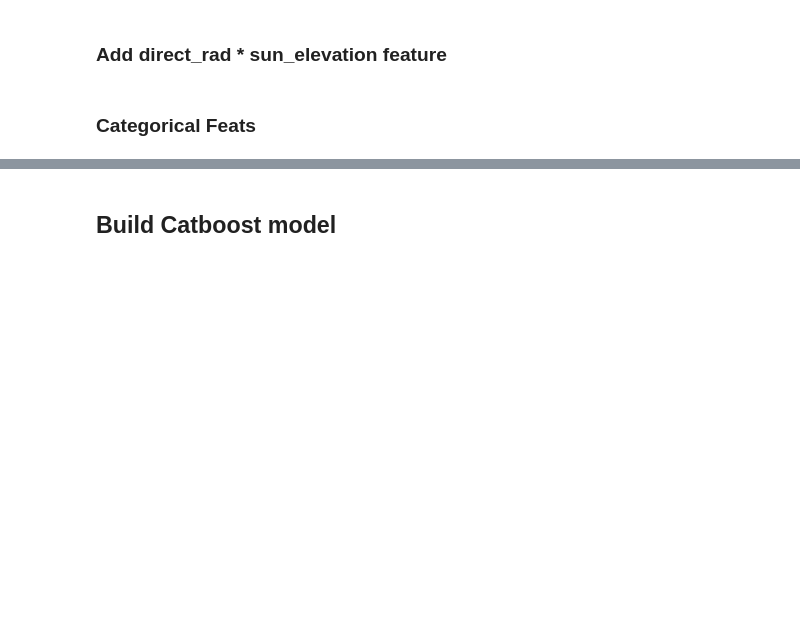
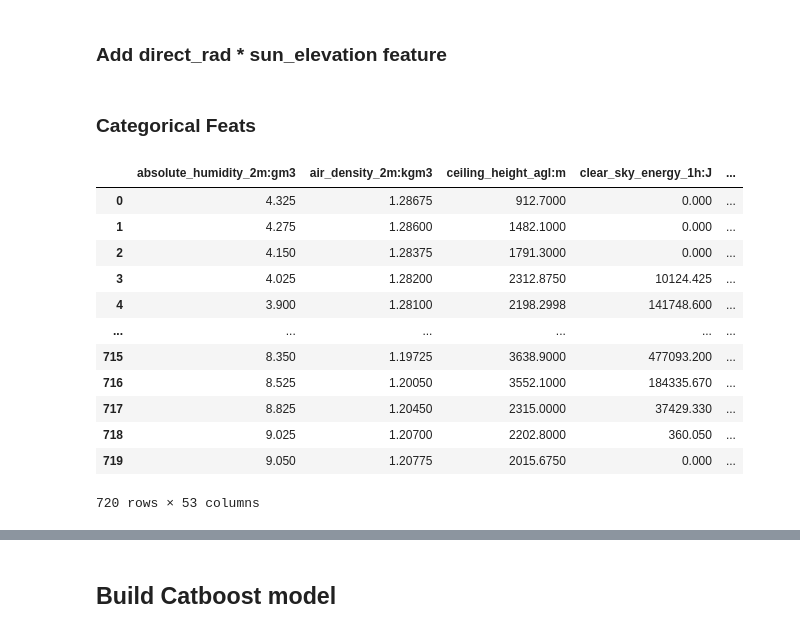
Before and after one commit to henningolweus/MLprosjekt, a Jupyter notebook: data/Catboost.ipynb, the cells around one changed output, grey strips where cells are left out. Cells and saved outputs as stored; diff of their text form; code cells hidden in the pictures; blank space fills up the shorter version.

```diff
--- a/data/Catboost.ipynb
+++ b/data/Catboost.ipynb
@@ -617,3 +590,19 @@ merged_c_cat = convert_columns_to_cat(merged_c,cat_features1)
 x_test_a_cat = convert_columns_to_cat(x_test_a,cat_features1)
 x_test_b_cat = convert_columns_to_cat(x_test_b,cat_features1)
 x_test_c_cat = convert_columns_to_cat(x_test_c,cat_features1)
+# %%
+x_test_a_cat
+# %% [output]
+|  | absolute_humidity_2m:gm3 | air_density_2m:kgm3 | ceiling_height_agl:m | clear_sky_energy_1h:J | ... |
+| 0 | 4.325 | 1.28675 | 912.7000 | 0.000 | ... |
+| 1 | 4.275 | 1.28600 | 1482.1000 | 0.000 | ... |
+| 2 | 4.150 | 1.28375 | 1791.3000 | 0.000 | ... |
+| 3 | 4.025 | 1.28200 | 2312.8750 | 10124.425 | ... |
+| 4 | 3.900 | 1.28100 | 2198.2998 | 141748.600 | ... |
+| ... | ... | ... | ... | ... | ... |
+| 715 | 8.350 | 1.19725 | 3638.9000 | 477093.200 | ... |
+| 716 | 8.525 | 1.20050 | 3552.1000 | 184335.670 | ... |
+| 717 | 8.825 | 1.20450 | 2315.0000 | 37429.330 | ... |
+| 718 | 9.025 | 1.20700 | 2202.8000 | 360.050 | ... |
+| 719 | 9.050 | 1.20775 | 2015.6750 | 0.000 | ... |
+720 rows × 53 columns
```
Also changed, not shown: parts of 4 cells of this notebook.
